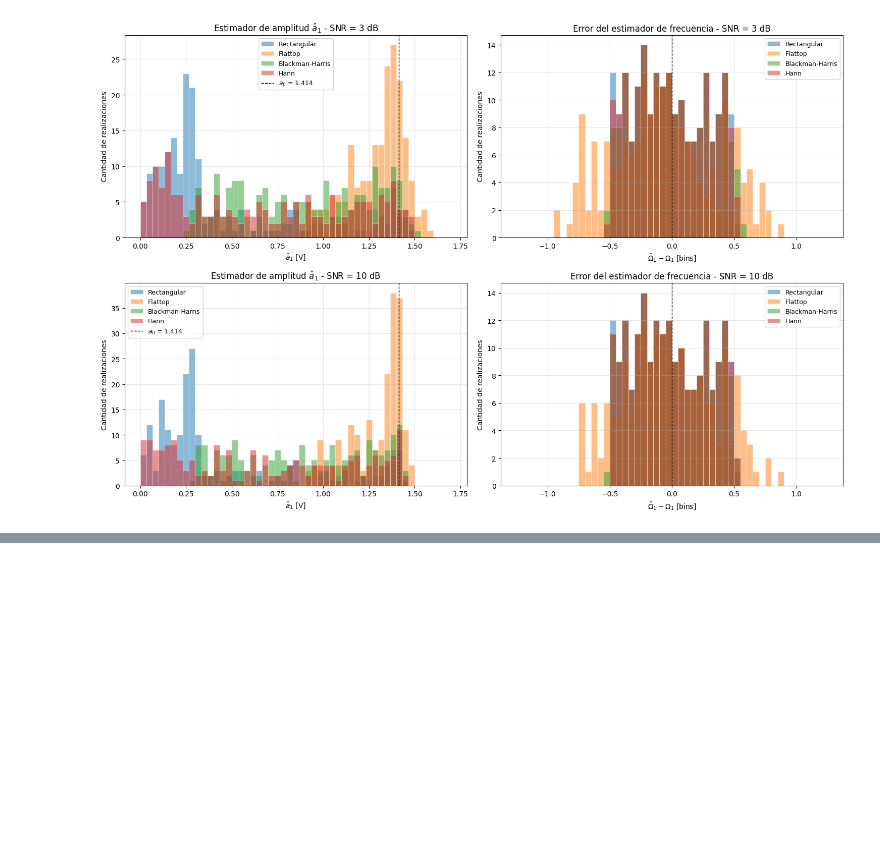
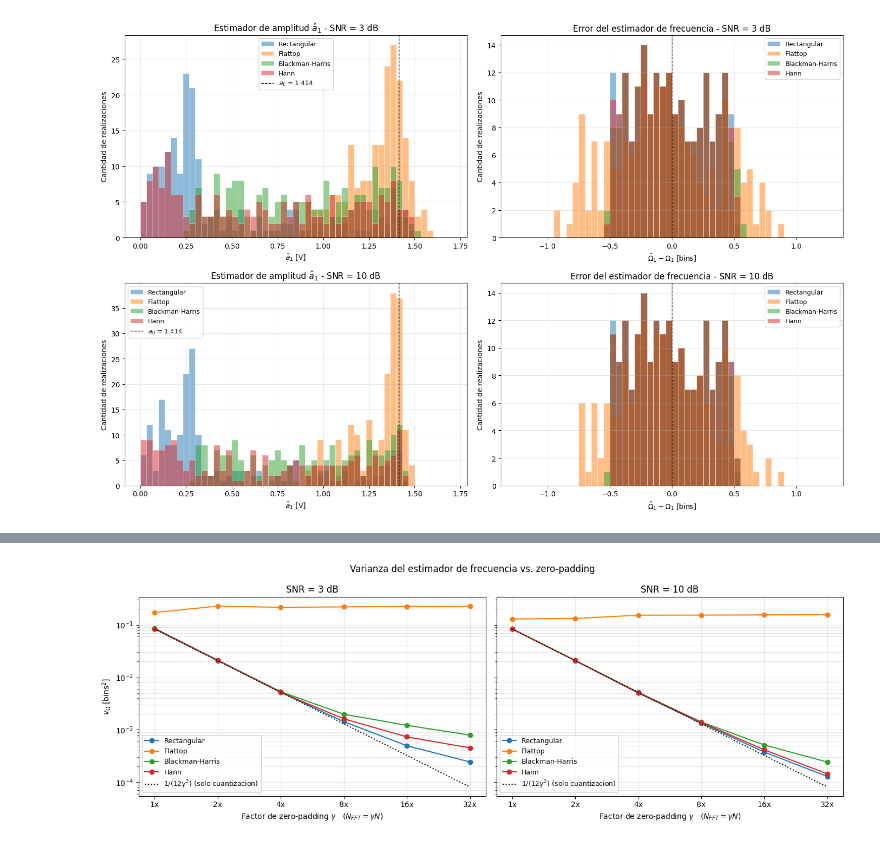
Before and after one commit to Nachoo98/APS-2C, a Jupyter notebook: TS/TS4-Ignacio Gonzalez.ipynb, the cells around one changed output, grey strips where cells are left out. Cells and saved outputs as stored; diff of their text form; code cells hidden in the pictures; blank space fills up the shorter version.

```diff
--- a/TS/TS4-Ignacio Gonzalez.ipynb
+++ b/TS/TS4-Ignacio Gonzalez.ipynb
@@ -431,0 +373,26 @@ plt.show()
+# %%
+fig, ax= plt.subplots(1, 2, figsize=(14, 5), sharey=True)
+
+for i, snr in enumerate(SNRs):
+    for nombre in ventanas:
+        ax[i].plot(gammas, [zp[(snr, nombre, g)] for g in gammas], marker='o', label=nombre)
+
+    # ley teorica de cuantizacion: 1/(12*gamma^2)
+    ax[i].plot(gammas, [1/(12*g**2) for g in gammas], 'k:', lw=1.5,
+               label='$1/(12\\gamma^2)$ (solo cuantizacion)')
+
+    ax[i].set_xscale('log', base=2)
+    ax[i].set_yscale('log')
+    ax[i].set_xticks(gammas)
+    ax[i].set_xticklabels([f'{g}x' for g in gammas])
+    ax[i].set_title(f'SNR = {snr} dB')
+    ax[i].set_xlabel('Factor de zero-padding $\\gamma$   ($N_{FFT} = \\gamma N$)')
+    ax[i].grid(True, which='both', alpha=0.3)
+    ax[i].legend(fontsize=9)
+
+ax[0].set_ylabel('$v_\\Omega$ [bins$^2$]')
+fig.suptitle('Varianza del estimador de frecuencia vs. zero-padding')
+plt.tight_layout()
+plt.show()
+# %% [output]
+[figure, added]
```
Also changed, not shown: parts of 22 cells of this notebook, 1 other file.
